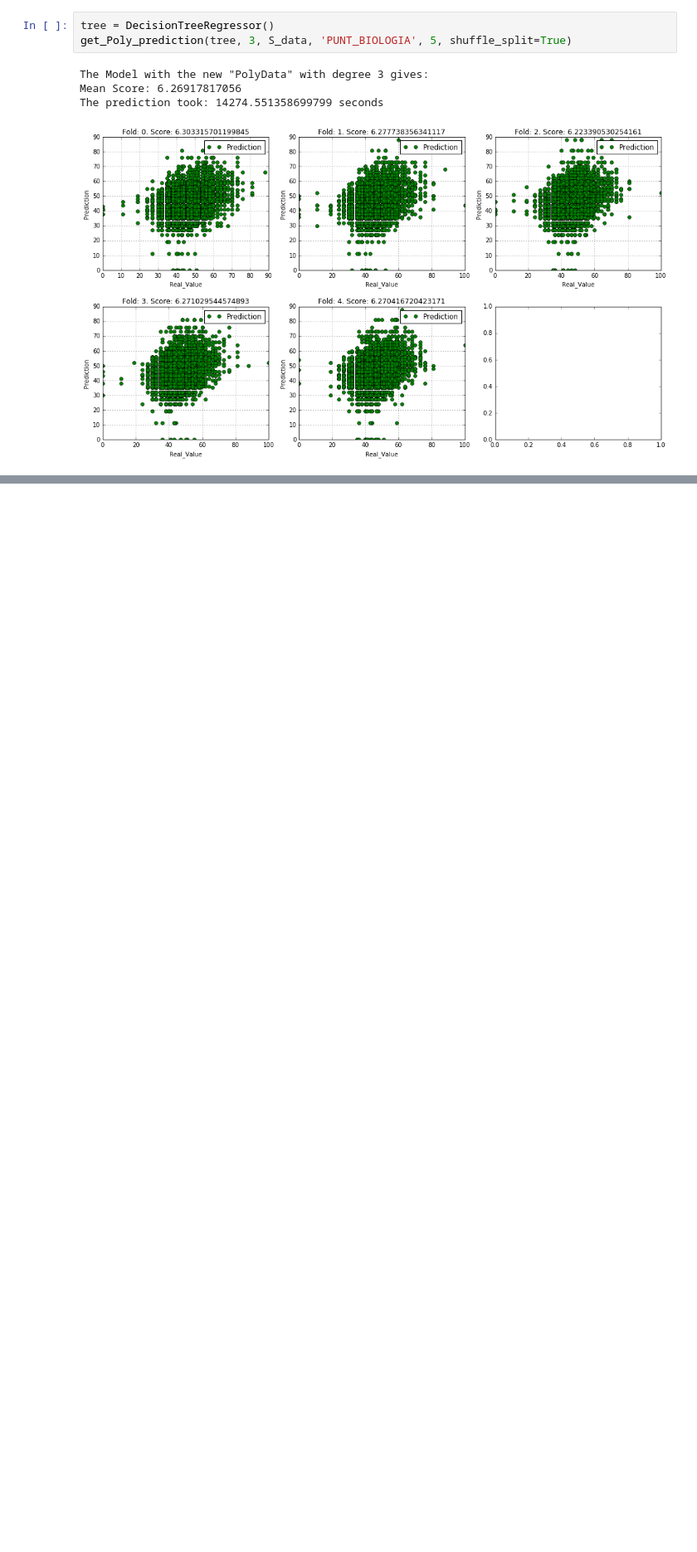
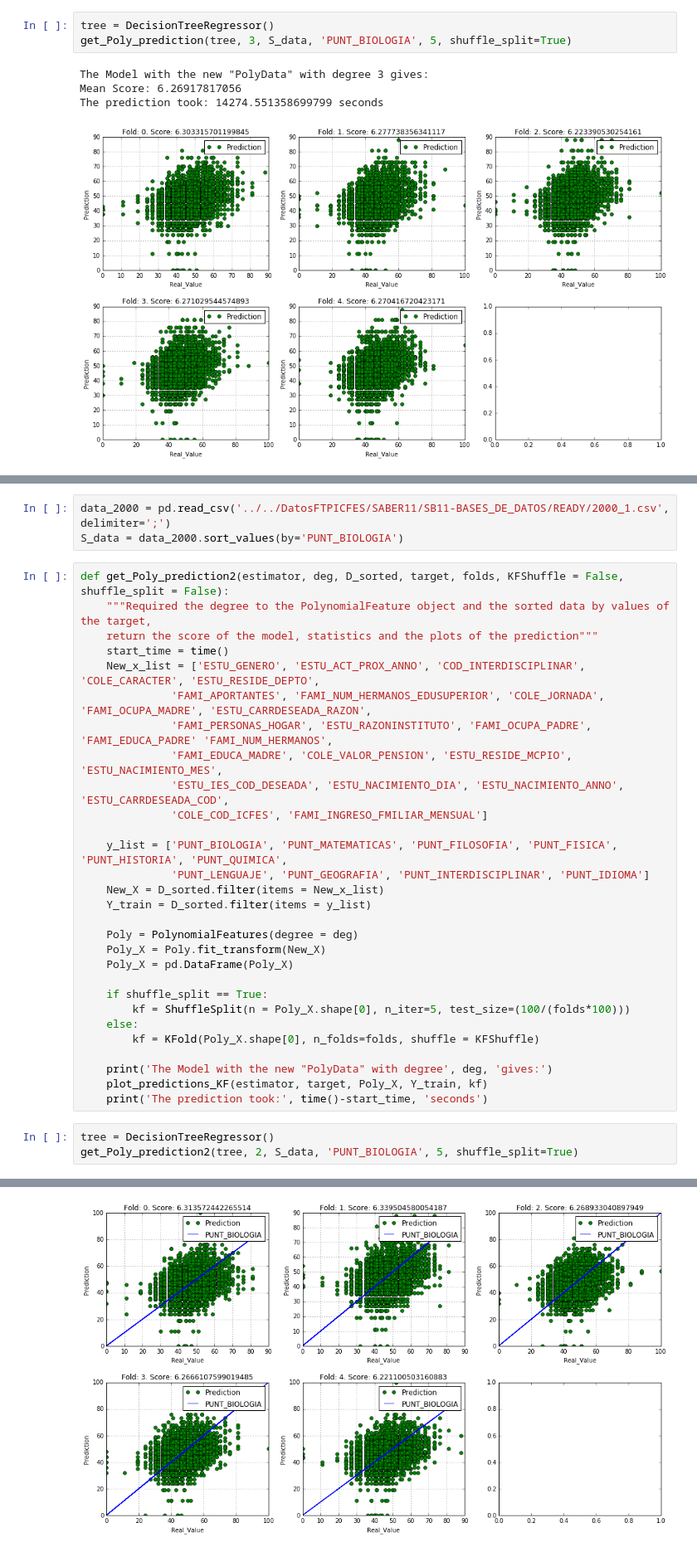
Before and after one commit to AronForero/ICFESProject, a Jupyter notebook: New_Project/Descriptive_Analisis/Analysis/Decision_Tree_Regressor.ipynb, the cells around one changed output, grey strips where cells are left out. Shown at 83% size. Cells and saved outputs as stored; diff of their text form; blank space fills up the shorter version.

```diff
--- a/New_Project/Descriptive_Analisis/Analysis/Decision_Tree_Regressor.ipynb
+++ b/New_Project/Descriptive_Analisis/Analysis/Decision_Tree_Regressor.ipynb
@@ -147,0 +150,36 @@ The prediction took: 14274.551358699799 seconds
+# %%
+data_2000 = pd.read_csv('../../DatosFTPICFES/SABER11/SB11-BASES_DE_DATOS/READY/2000_1.csv', delimiter=';')
+S_data = data_2000.sort_values(by='PUNT_BIOLOGIA')
+# %%
+def get_Poly_prediction2(estimator, deg, D_sorted, target, folds, KFShuffle = False, shuffle_split = False):
+    """Required the degree to the PolynomialFeature object and the sorted data by values of the target,
+    return the score of the model, statistics and the plots of the prediction"""
+    start_time = time()
+    New_x_list = ['ESTU_GENERO', 'ESTU_ACT_PROX_ANNO', 'COD_INTERDISCIPLINAR', 'COLE_CARACTER', 'ESTU_RESIDE_DEPTO',
+              'FAMI_APORTANTES', 'FAMI_NUM_HERMANOS_EDUSUPERIOR', 'COLE_JORNADA', 'FAMI_OCUPA_MADRE', 'ESTU_CARRDESEADA_RAZON',
+              'FAMI_PERSONAS_HOGAR', 'ESTU_RAZONINSTITUTO', 'FAMI_OCUPA_PADRE', 'FAMI_EDUCA_PADRE' 'FAMI_NUM_HERMANOS',
+              'FAMI_EDUCA_MADRE', 'COLE_VALOR_PENSION', 'ESTU_RESIDE_MCPIO', 'ESTU_NACIMIENTO_MES',
+              'ESTU_IES_COD_DESEADA', 'ESTU_NACIMIENTO_DIA', 'ESTU_NACIMIENTO_ANNO', 'ESTU_CARRDESEADA_COD',
+              'COLE_COD_ICFES', 'FAMI_INGRESO_FMILIAR_MENSUAL']
+
+    y_list = ['PUNT_BIOLOGIA', 'PUNT_MATEMATICAS', 'PUNT_FILOSOFIA', 'PUNT_FISICA', 'PUNT_HISTORIA', 'PUNT_QUIMICA',
+              'PUNT_LENGUAJE', 'PUNT_GEOGRAFIA', 'PUNT_INTERDISCIPLINAR', 'PUNT_IDIOMA']
+    New_X = D_sorted.filter(items = New_x_list)
+    Y_train = D_sorted.filter(items = y_list)
+
+    Poly = PolynomialFeatures(degree = deg)
+    Poly_X = Poly.fit_transform(New_X)
+    Poly_X = pd.DataFrame(Poly_X)
+
+    if shuffle_split == True:
+        kf = ShuffleSplit(n = Poly_X.shape[0], n_iter=5, test_size=(100/(folds*100)))
+    else:
+        kf = KFold(Poly_X.shape[0], n_folds=folds, shuffle = KFShuffle)
+
+    print('The Model with the new "PolyData" with degree', deg, 'gives:')
+    plot_predictions_KF(estimator, target, Poly_X, Y_train, kf)
+    print('The prediction took:', time()-start_time, 'seconds')
+# %%
+tree = DecisionTreeRegressor()
+get_Poly_prediction2(tree, 2, S_data, 'PUNT_BIOLOGIA', 5, shuffle_split=True)
+# %% [output]
@@ -147,0 +189 @@ The prediction took: 14274.551358699799 seconds
+[figure, added]
```
Also changed, not shown: parts of 4 cells of this notebook, 2 other files.
